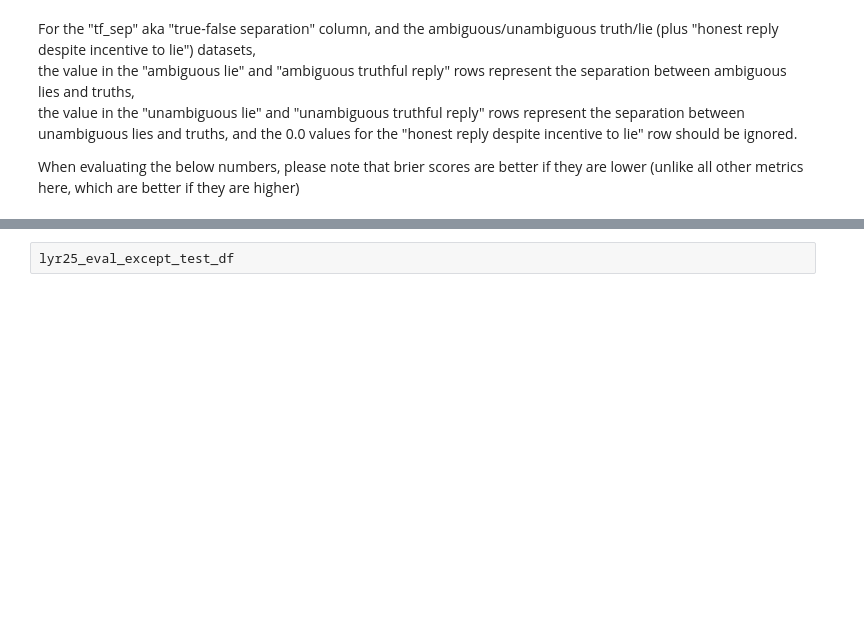
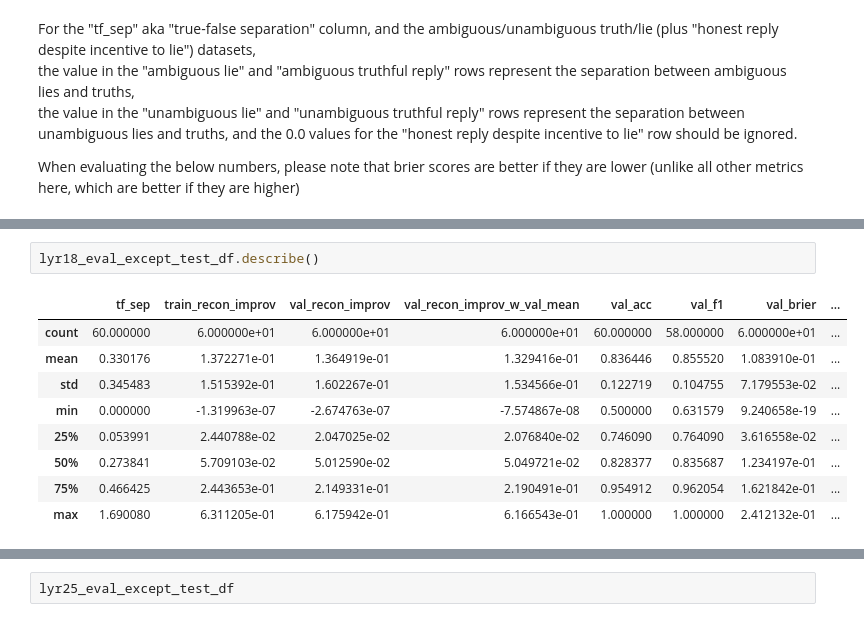
Before and after one commit to BareBeaverBat/TruthIsUniversalInPhi3_5, a Jupyter notebook: analyzing_overall_results.ipynb, the cells around one changed output, grey strips where cells are left out. Saved outputs shown, nothing was run; the diff lists cells and outputs as text; blank space fills up the shorter version.

```diff
--- a/analyzing_overall_results.ipynb
+++ b/analyzing_overall_results.ipynb
@@ -357,3 +360,15 @@ lyr18_eval_except_test_df
 | 57 | ambiguous_truthful_reply+unambigu... | 0.088655 | 8.594724e-02 | 4.916947e-02 | 6.062967e-02 | 0.807692 | 0.814815 | ... |
 | 58 | animal_class+facts+inventors__aff... | 0.232722 | 2.317787e-02 | 2.236908e-02 | 2.232274e-02 | 0.750000 | 0.769231 | ... |
 | 59 | animal_class+facts+inventors__aff... | 0.213619 | 1.702797e-02 | 1.806127e-02 | 1.802021e-02 | 0.805430 | 0.819517 | ... |
+# %%
+lyr18_eval_except_test_df.describe()
+# %% [output]
+|  | tf_sep | train_recon_improv | val_recon_improv | val_recon_improv_w_val_mean | val_acc | val_f1 | val_brier | ... |
+| count | 60.000000 | 6.000000e+01 | 6.000000e+01 | 6.000000e+01 | 60.000000 | 58.000000 | 6.000000e+01 | ... |
+| mean | 0.330176 | 1.372271e-01 | 1.364919e-01 | 1.329416e-01 | 0.836446 | 0.855520 | 1.083910e-01 | ... |
+| std | 0.345483 | 1.515392e-01 | 1.602267e-01 | 1.534566e-01 | 0.122719 | 0.104755 | 7.179553e-02 | ... |
+| min | 0.000000 | -1.319963e-07 | -2.674763e-07 | -7.574867e-08 | 0.500000 | 0.631579 | 9.240658e-19 | ... |
+| 25% | 0.053991 | 2.440788e-02 | 2.047025e-02 | 2.076840e-02 | 0.746090 | 0.764090 | 3.616558e-02 | ... |
+| 50% | 0.273841 | 5.709103e-02 | 5.012590e-02 | 5.049721e-02 | 0.828377 | 0.835687 | 1.234197e-01 | ... |
+| 75% | 0.466425 | 2.443653e-01 | 2.149331e-01 | 2.190491e-01 | 0.954912 | 0.962054 | 1.621842e-01 | ... |
+| max | 1.690080 | 6.311205e-01 | 6.175942e-01 | 6.166543e-01 | 1.000000 | 1.000000 | 2.412132e-01 | ... |
```
Also changed, not shown: parts of 19 cells of this notebook, 8 other files.
